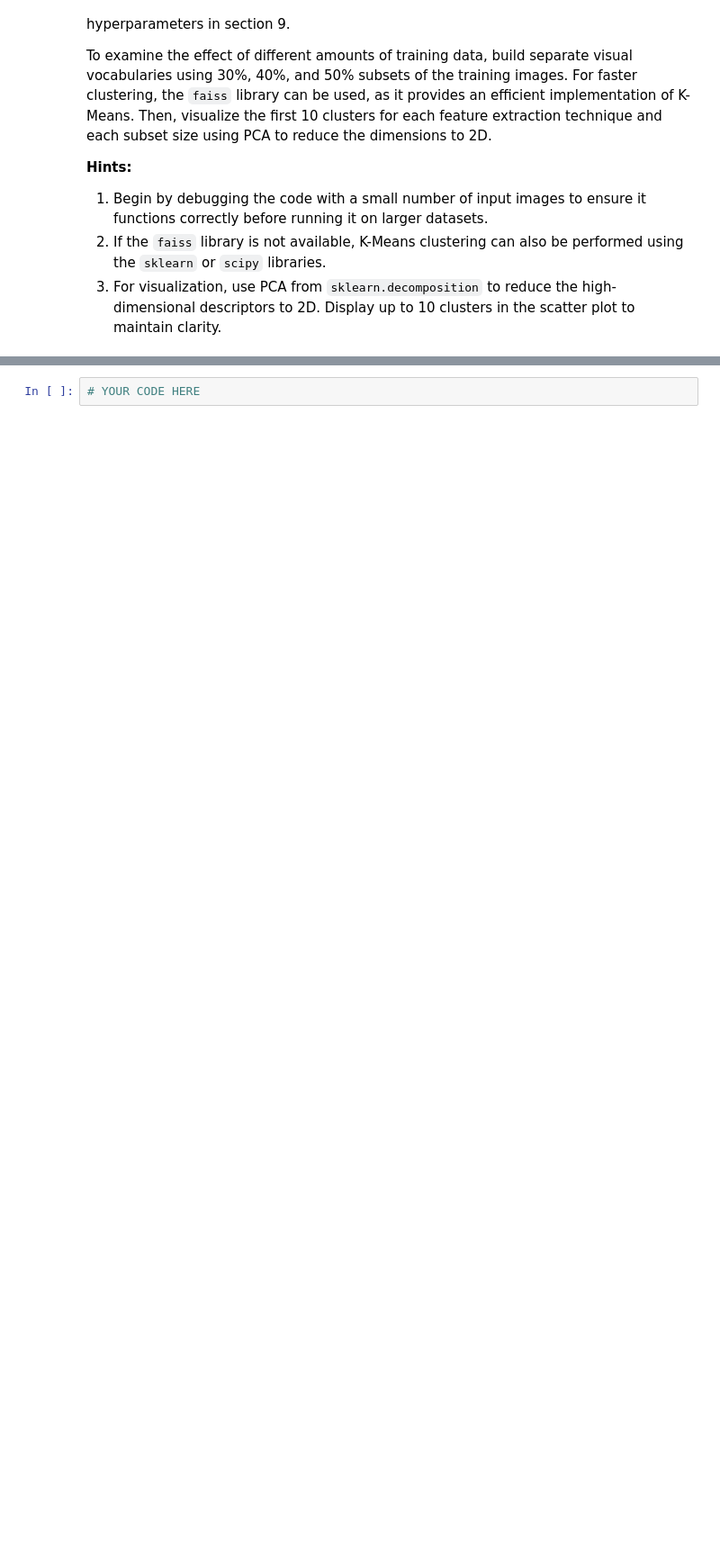
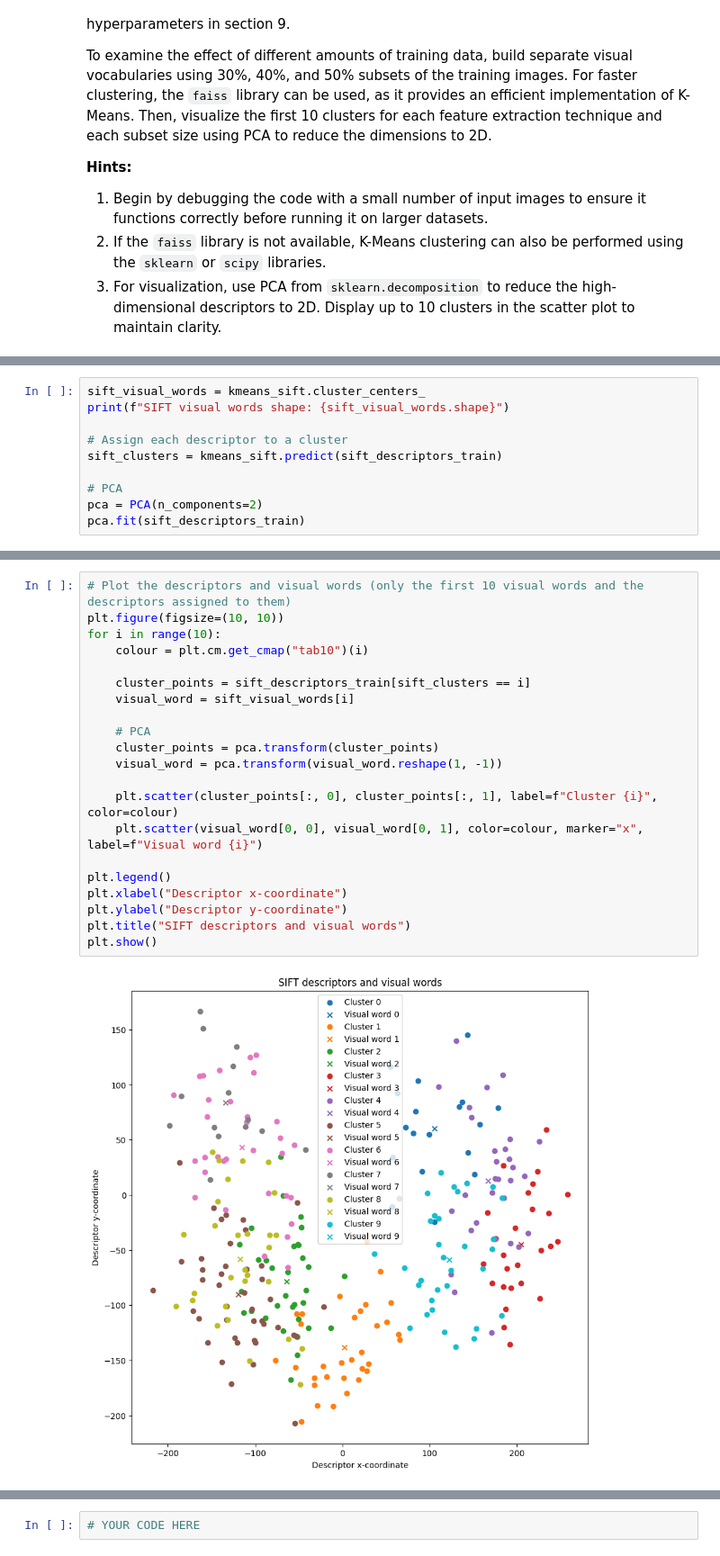
Before and after one commit to fr30/cv1-final-lab-part-1, a Jupyter notebook: cv1-final-lab-part-1.ipynb, the cells around one changed output, grey strips where cells are left out. Shown at 90% size. Drawn from its saved outputs; the diff is of its cells as text; blank space fills up the shorter version.

```diff
--- a/cv1-final-lab-part-1.ipynb
+++ b/cv1-final-lab-part-1.ipynb
@@ -390,0 +370,10 @@ ORB visual words shape: (1000, 32)
+# %%
+sift_visual_words = kmeans_sift.cluster_centers_
+print(f"SIFT visual words shape: {sift_visual_words.shape}")
+
+# Assign each descriptor to a cluster
+sift_clusters = kmeans_sift.predict(sift_descriptors_train)
+
+# PCA
+pca = PCA(n_components=2)
+pca.fit(sift_descriptors_train)
@@ -391,3 +383,26 @@ ORB visual words shape: (1000, 32)
+# %%
+# Plot the descriptors and visual words (only the first 10 visual words and the descriptors assigned to them)
+plt.figure(figsize=(10, 10))
+for i in range(10):
+    colour = plt.cm.get_cmap("tab10")(i)
+
+    cluster_points = sift_descriptors_train[sift_clusters == i]
+    visual_word = sift_visual_words[i]
+
+    # PCA
+    cluster_points = pca.transform(cluster_points)
+    visual_word = pca.transform(visual_word.reshape(1, -1))
+
+    plt.scatter(cluster_points[:, 0], cluster_points[:, 1], label=f"Cluster {i}", color=colour)
+    plt.scatter(visual_word[0, 0], visual_word[0, 1], color=colour, marker="x", label=f"Visual word {i}")
+
+plt.legend()
+plt.xlabel("Descriptor x-coordinate")
+plt.ylabel("Descriptor y-coordinate")
+plt.title("SIFT descriptors and visual words")
+plt.show()
+# %% [output]
+[figure, added]
 # %% [markdown]
 <a id="section-4"></a>
 ### **Section 4: Encoding Train Image Features (3 points)**
```
Also changed, not shown: parts of 6 cells of this notebook.
